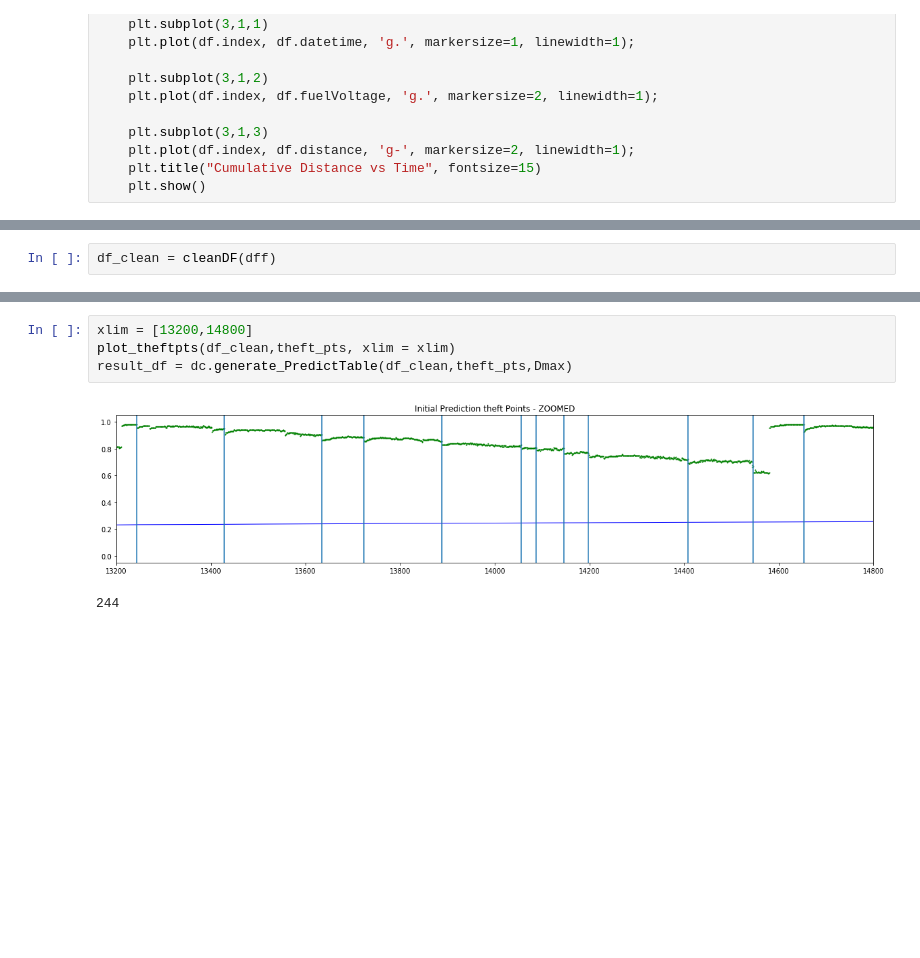
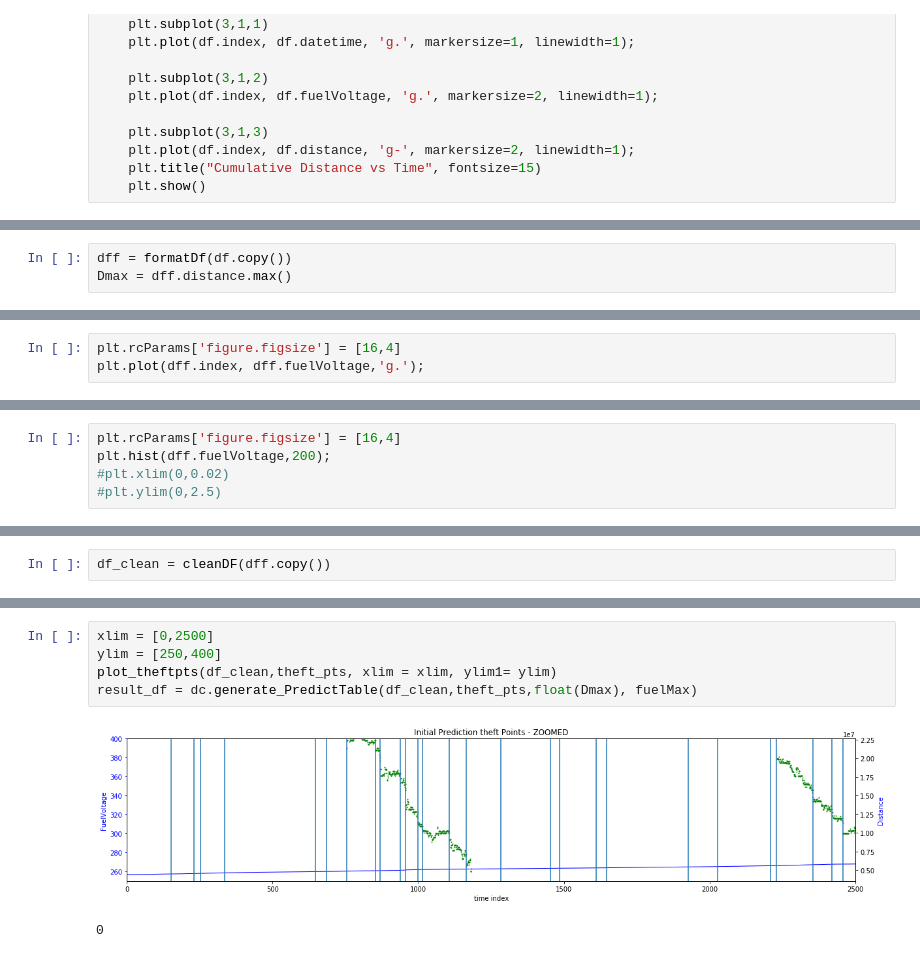
Before and after one commit to manjeet87/Signal_Analysis_UsingPython, a Jupyter notebook: Loconav/Fuel Data Analysis- ContinuousForm_MergedFile.ipynb, the cells around one changed output, grey strips where cells are left out. Cells and saved outputs as stored; diff of their text form; blank space fills up the shorter version.

```diff
--- a/Loconav/Fuel Data Analysis- ContinuousForm_MergedFile.ipynb
+++ b/Loconav/Fuel Data Analysis- ContinuousForm_MergedFile.ipynb
@@ -121,0 +163,3 @@ Dataset_1 Postformatting Done
+# %%
+dff = formatDf(df.copy())
+Dmax = dff.distance.max()
@@ -121,0 +188,3 @@ Dataset_1 Postformatting Done
+# %%
+plt.rcParams['figure.figsize'] = [16,4]
+plt.plot(dff.index, dff.fuelVoltage,'g.');
@@ -121,0 +201,5 @@ Dataset_1 Postformatting Done
+# %%
+plt.rcParams['figure.figsize'] = [16,4]
+plt.hist(dff.fuelVoltage,200);
+#plt.xlim(0,0.02)
+#plt.ylim(0,2.5)
@@ -122,3 +222,3 @@ Dataset_1 Postformatting Done
 # %%
-df_clean = cleanDF(dff)
+df_clean = cleanDF(dff.copy())
 # %% [output]
@@ -132,7 +232,8 @@ Dataset_2 Theft points Indentified
 # %%
-xlim = [13200,14800]
-plot_theftpts(df_clean,theft_pts, xlim = xlim)
-result_df = dc.generate_PredictTable(df_clean,theft_pts,Dmax)
+xlim = [0,2500]
+ylim = [250,400]
+plot_theftpts(df_clean,theft_pts, xlim = xlim, ylim1= ylim)
+result_df = dc.generate_PredictTable(df_clean,theft_pts,float(Dmax), fuelMax)
 # %% [output]
-[figure, old version]
+[figure, new version]
-244
+0
```
Also changed, not shown: parts of 28 cells of this notebook, 7 other files.
